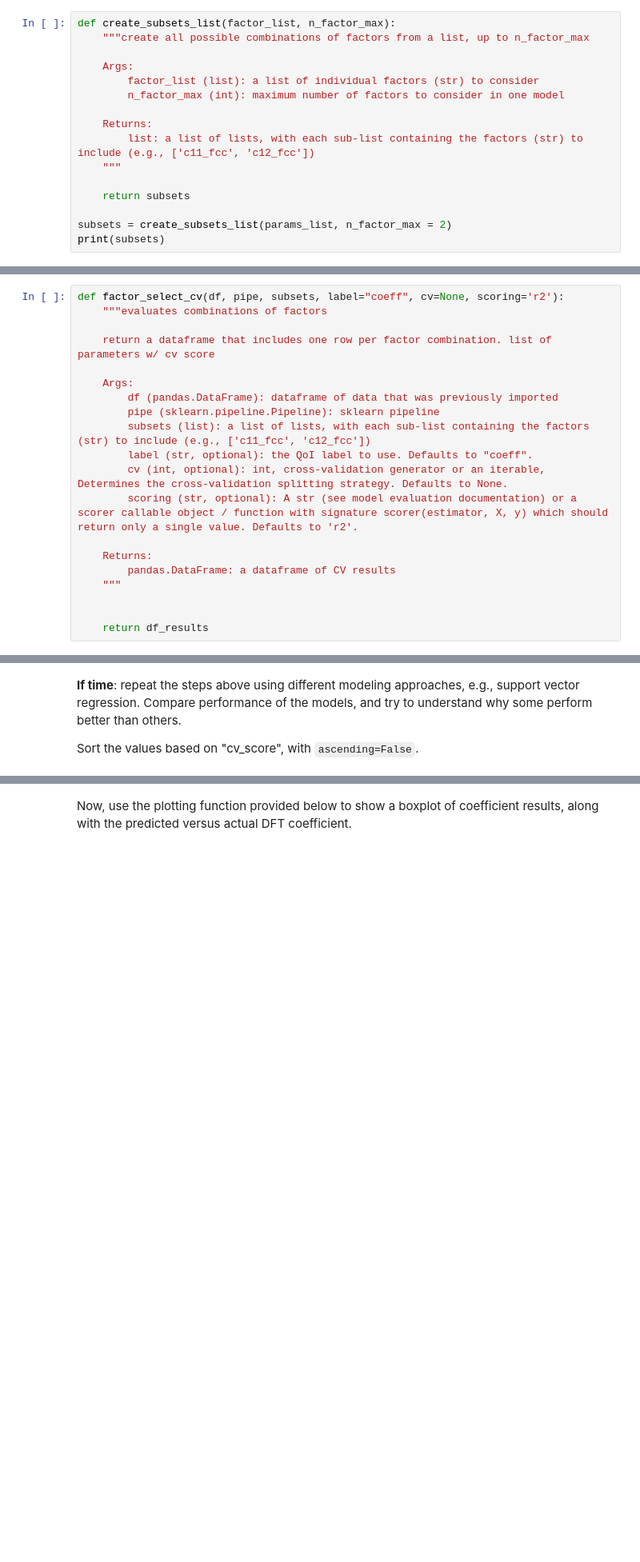
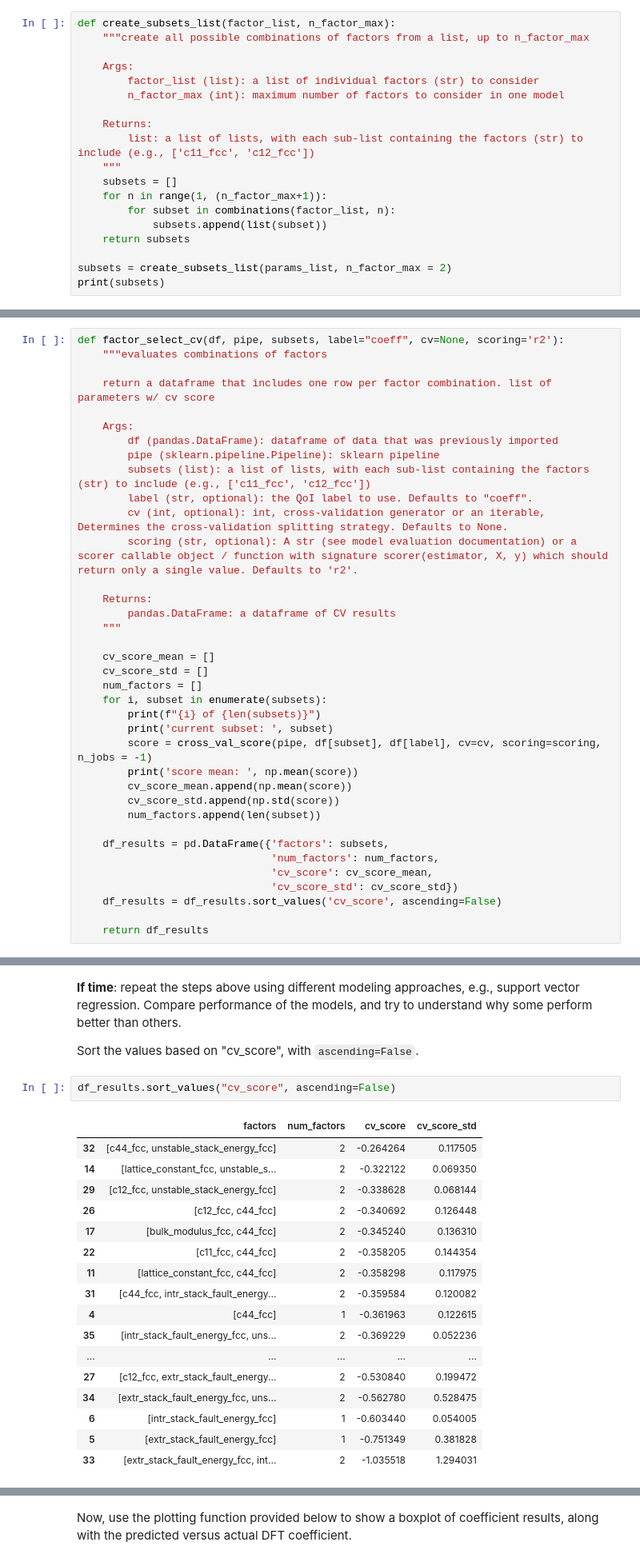
Before and after one commit to bjasperson/property-covariance-demo, a Jupyter notebook: property-covariance-demo.ipynb, the cells around one changed output, grey strips where cells are left out. Shown: that part at 80% size. Cells and saved outputs as stored; diff of their text form; blank space fills up the shorter version.

```diff
--- a/property-covariance-demo.ipynb
+++ b/property-covariance-demo.ipynb
@@ -191,7 +229,10 @@ def create_subsets_list(factor_list, n_factor_max):
     Returns:
         list: a list of lists, with each sub-list containing the factors (str) to include (e.g., ['c11_fcc', 'c12_fcc'])
     """
-
+    subsets = []
+    for n in range(1, (n_factor_max+1)):
+        for subset in combinations(factor_list, n):
+            subsets.append(list(subset))
     return subsets
 
 subsets = create_subsets_list(params_list, n_factor_max = 2)
@@ -218,6 +261,23 @@ def factor_select_cv(df, pipe, subsets, label="coeff", cv=None, scoring='r2'):
         pandas.DataFrame: a dataframe of CV results
     """
 
+    cv_score_mean = []
+    cv_score_std = []
+    num_factors = []
+    for i, subset in enumerate(subsets):
+        print(f"{i} of {len(subsets)}")
+        print('current subset: ', subset)
+        score = cross_val_score(pipe, df[subset], df[label], cv=cv, scoring=scoring, n_jobs = -1)
+        print('score mean: ', np.mean(score))
+        cv_score_mean.append(np.mean(score))
+        cv_score_std.append(np.std(score))
+        num_factors.append(len(subset))
+
+    df_results = pd.DataFrame({'factors': subsets,
+                               'num_factors': num_factors,
+                               'cv_score': cv_score_mean,
+                               'cv_score_std': cv_score_std})
+    df_results = df_results.sort_values('cv_score', ascending=False)
 
     return df_results
 # %% [markdown]
@@ -237,6 +315,26 @@ df_results = factor_select_cv(df_data,
 **If time**: repeat the steps above using different modeling approaches, e.g., support vector regression. Compare performance of the models, and try to understand why some perform better than others.
 
 Sort the values based on "cv_score", with `ascending=False`.
+# %%
+df_results.sort_values("cv_score", ascending=False)
+# %% [output]
+|  | factors | num_factors | cv_score | cv_score_std |
+| 32 | [c44_fcc, unstable_stack_energy_fcc] | 2 | -0.264264 | 0.117505 |
+| 14 | [lattice_constant_fcc, unstable_s... | 2 | -0.322122 | 0.069350 |
+| 29 | [c12_fcc, unstable_stack_energy_fcc] | 2 | -0.338628 | 0.068144 |
+| 26 | [c12_fcc, c44_fcc] | 2 | -0.340692 | 0.126448 |
+| 17 | [bulk_modulus_fcc, c44_fcc] | 2 | -0.345240 | 0.136310 |
+| 22 | [c11_fcc, c44_fcc] | 2 | -0.358205 | 0.144354 |
+| 11 | [lattice_constant_fcc, c44_fcc] | 2 | -0.358298 | 0.117975 |
+| 31 | [c44_fcc, intr_stack_fault_energy... | 2 | -0.359584 | 0.120082 |
+| 4 | [c44_fcc] | 1 | -0.361963 | 0.122615 |
+| 35 | [intr_stack_fault_energy_fcc, uns... | 2 | -0.369229 | 0.052236 |
+| ... | ... | ... | ... | ... |
+| 27 | [c12_fcc, extr_stack_fault_energy... | 2 | -0.530840 | 0.199472 |
+| 34 | [extr_stack_fault_energy_fcc, uns... | 2 | -0.562780 | 0.528475 |
+| 6 | [intr_stack_fault_energy_fcc] | 1 | -0.603440 | 0.054005 |
+| 5 | [extr_stack_fault_energy_fcc] | 1 | -0.751349 | 0.381828 |
+| 33 | [extr_stack_fault_energy_fcc, int... | 2 | -1.035518 | 1.294031 |
 # %% [markdown]
 Pick the top performing model and make a regression model to use. Make predictions and compare predicted versus actual.
 
```
Also changed, not shown: parts of 17 cells of this notebook.
